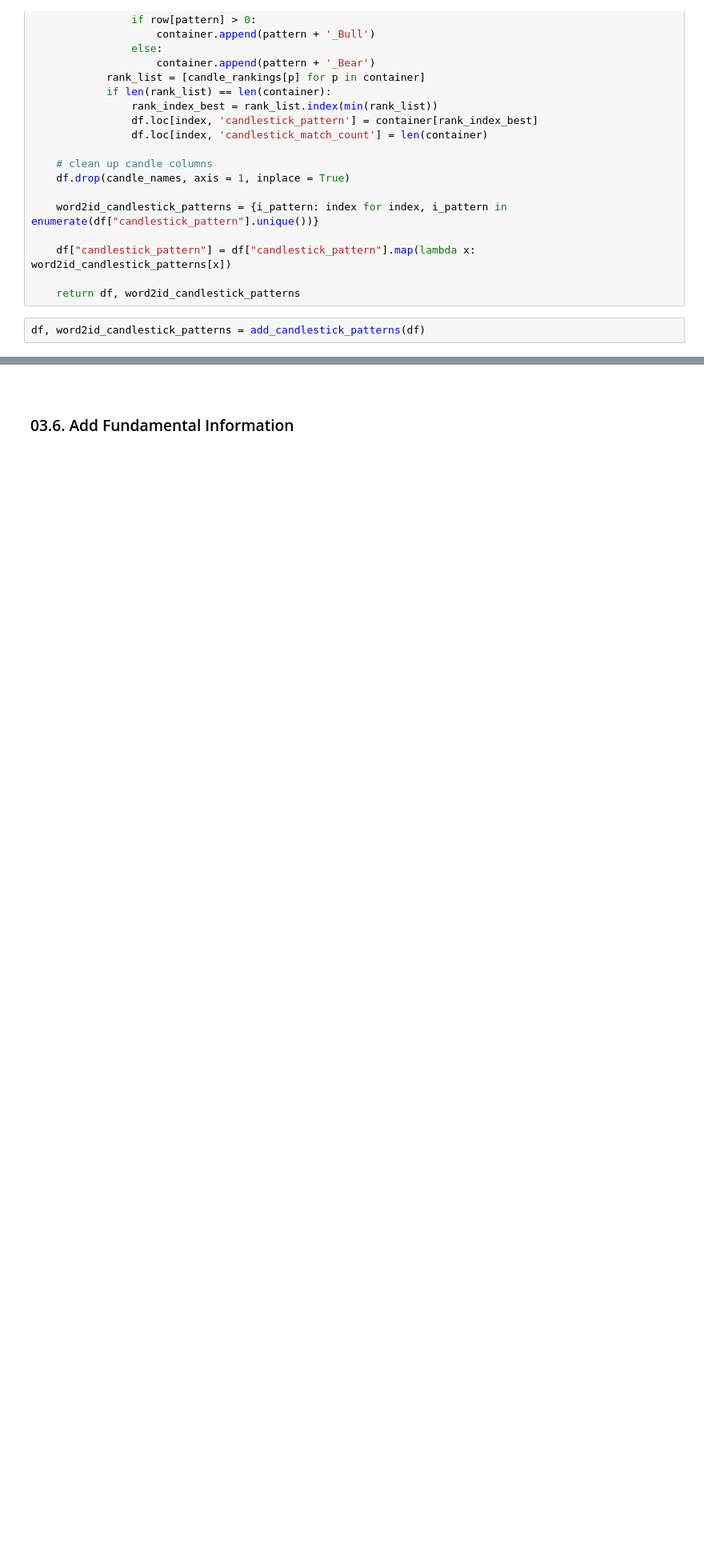
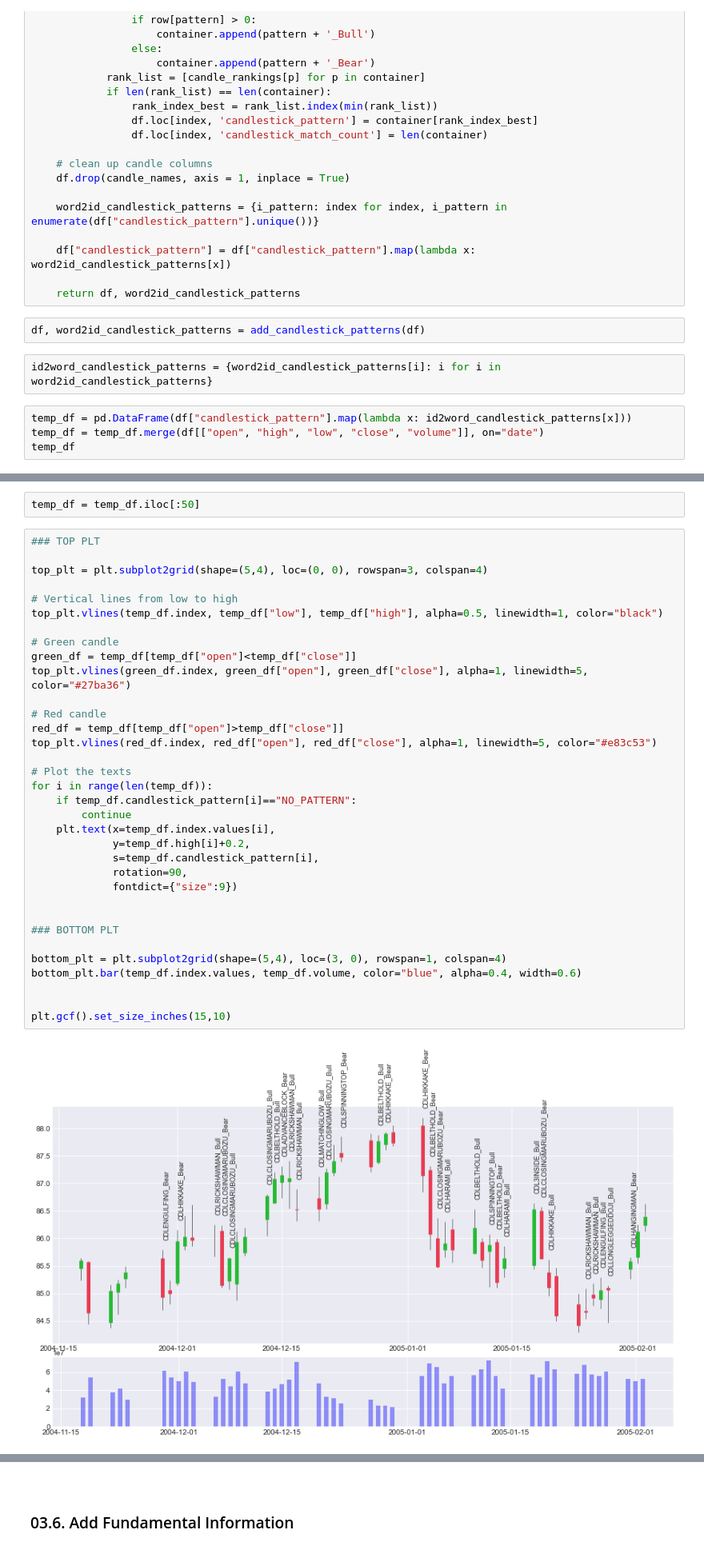
Before and after one commit to soheil-mpg/Automatic-Trading-with-RL, a Jupyter notebook: quantitative trading.ipynb, the cells around one changed output, grey strips where cells are left out. Shown at 80% size. Cells and saved outputs as stored; diff of their text form; blank space fills up the shorter version.

```diff
--- a/quantitative trading.ipynb
+++ b/quantitative trading.ipynb
@@ -496,3 +626,9 @@ def add_candlestick_patterns(df):
     return df, word2id_candlestick_patterns
 # %%
 df, word2id_candlestick_patterns = add_candlestick_patterns(df)
+# %%
+id2word_candlestick_patterns = {word2id_candlestick_patterns[i]: i for i in word2id_candlestick_patterns}
+# %%
+temp_df = pd.DataFrame(df["candlestick_pattern"].map(lambda x: id2word_candlestick_patterns[x]))
+temp_df = temp_df.merge(df[["open", "high", "low", "close", "volume"]], on="date")
+temp_df
@@ -498,0 +650,38 @@ df, word2id_candlestick_patterns = add_candlestick_patterns(df)
+# %%
+temp_df = temp_df.iloc[:50]
+# %%
+### TOP PLT
+
+top_plt = plt.subplot2grid(shape=(5,4), loc=(0, 0), rowspan=3, colspan=4)
+
+# Vertical lines from low to high
+top_plt.vlines(temp_df.index, temp_df["low"], temp_df["high"], alpha=0.5, linewidth=1, color="black")
+
+# Green candle
+green_df = temp_df[temp_df["open"]<temp_df["close"]]
+top_plt.vlines(green_df.index, green_df["open"], green_df["close"], alpha=1, linewidth=5, color="#27ba36")
+
+# Red candle
+red_df = temp_df[temp_df["open"]>temp_df["close"]]
+top_plt.vlines(red_df.index, red_df["open"], red_df["close"], alpha=1, linewidth=5, color="#e83c53")
+
+# Plot the texts
+for i in range(len(temp_df)):
+    if temp_df.candlestick_pattern[i]=="NO_PATTERN":
+        continue
+    plt.text(x=temp_df.index.values[i],
+             y=temp_df.high[i]+0.2,
+             s=temp_df.candlestick_pattern[i],
+             rotation=90,
+             fontdict={"size":9})
+
+
+### BOTTOM PLT
+
+bottom_plt = plt.subplot2grid(shape=(5,4), loc=(3, 0), rowspan=1, colspan=4)
+bottom_plt.bar(temp_df.index.values, temp_df.volume, color="blue", alpha=0.4, width=0.6)
+
+
+plt.gcf().set_size_inches(15,10)
+# %% [output]
+[figure, added]
```
Also changed, not shown: parts of 21 cells of this notebook.
